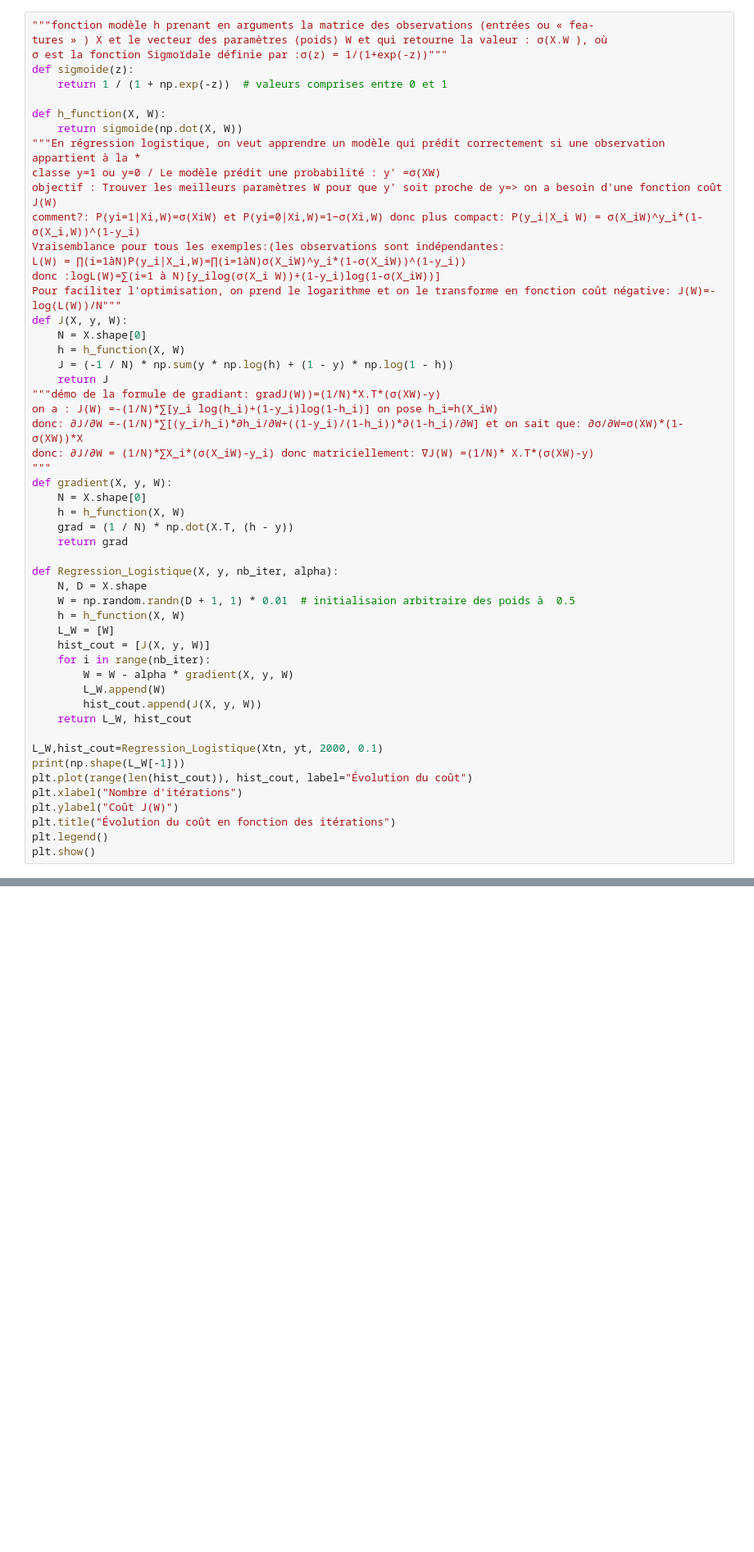
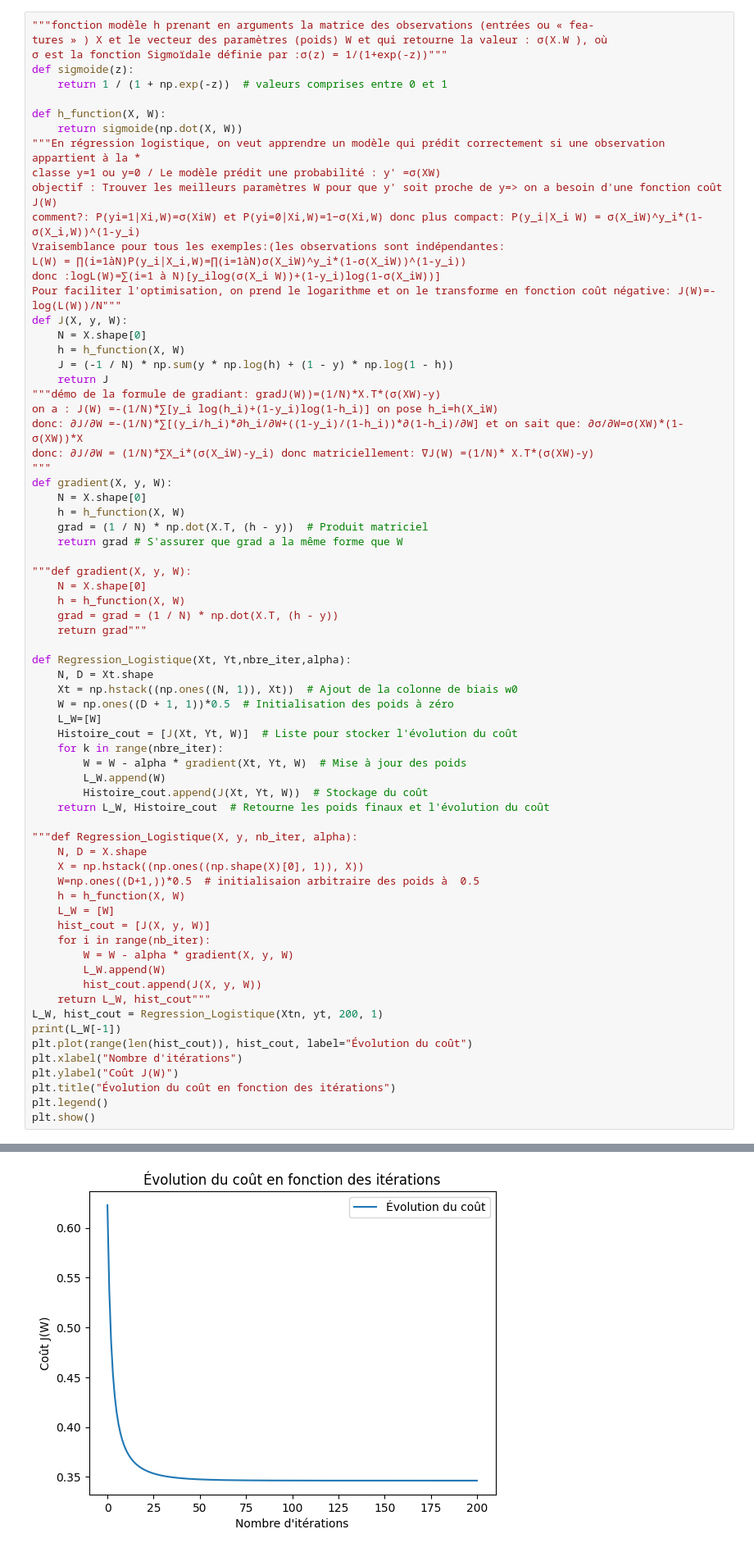
Before and after one commit to EL-AYEB-Ahmed/projet-machine-learining, a Jupyter notebook: code.ipynb, the cells around one changed output, grey strips where cells are left out. Shown at 82% size. Cells and saved outputs as stored; diff of their text form; blank space fills up the shorter version.

```diff
--- a/code.ipynb
+++ b/code.ipynb
@@ -141,12 +136,31 @@ donc: ∂J/∂W = (1/N)*∑X_i*(σ(X_iW)-y_i) donc matriciellement: ∇J(W) =(1/
 def gradient(X, y, W):
     N = X.shape[0]
     h = h_function(X, W)
-    grad = (1 / N) * np.dot(X.T, (h - y))
-    return grad
+    grad = (1 / N) * np.dot(X.T, (h - y))  # Produit matriciel
+    return grad # S'assurer que grad a la même forme que W
 
-def Regression_Logistique(X, y, nb_iter, alpha):
+"""def gradient(X, y, W):
+    N = X.shape[0]
+    h = h_function(X, W)
+    grad = grad = (1 / N) * np.dot(X.T, (h - y))
+    return grad"""
+
+def Regression_Logistique(Xt, Yt,nbre_iter,alpha):
+    N, D = Xt.shape
+    Xt = np.hstack((np.ones((N, 1)), Xt))  # Ajout de la colonne de biais w0
+    W = np.ones((D + 1, 1))*0.5  # Initialisation des poids à zéro
+    L_W=[W]
+    Histoire_cout = [J(Xt, Yt, W)]  # Liste pour stocker l'évolution du coût
+    for k in range(nbre_iter):
+        W = W - alpha * gradient(Xt, Yt, W)  # Mise à jour des poids
+        L_W.append(W)
+        Histoire_cout.append(J(Xt, Yt, W))  # Stockage du coût
+    return L_W, Histoire_cout  # Retourne les poids finaux et l'évolution du coût
+
+"""def Regression_Logistique(X, y, nb_iter, alpha):
     N, D = X.shape
-    W = np.random.randn(D + 1, 1) * 0.01  # initialisaion arbitraire des poids à  0.5
+    X = np.hstack((np.ones((np.shape(X)[0], 1)), X))
+    W=np.ones((D+1,))*0.5  # initialisaion arbitraire des poids à  0.5
     h = h_function(X, W)
     L_W = [W]
     hist_cout = [J(X, y, W)]
@@ -154,10 +168,9 @@ def Regression_Logistique(X, y, nb_iter, alpha):
         W = W - alpha * gradient(X, y, W)
         L_W.append(W)
         hist_cout.append(J(X, y, W))
-    return L_W, hist_cout
-
-L_W,hist_cout=Regression_Logistique(Xtn, yt, 2000, 0.1)
-print(np.shape(L_W[-1]))
+    return L_W, hist_cout"""
+L_W, hist_cout = Regression_Logistique(Xtn, yt, 200, 1)
+print(L_W[-1])
 plt.plot(range(len(hist_cout)), hist_cout, label="Évolution du coût")
 plt.xlabel("Nombre d'itérations")
 plt.ylabel("Coût J(W)")
@@ -169,3 +184,4 @@ ValueError: shapes (400,2) and (3,1) not aligned: 2 (dim 1) != 3 (dim 0)
+[figure, added]
 # %% [markdown]
 Nous allons maintenant analyser les résultats et visualiser graphiquement les résultats de
 l’apprentissage automatique. Pour cela, une méthode consiste à effectuer un maillage du plan
```
Also changed, not shown: parts of 8 cells of this notebook, 1 other file.
